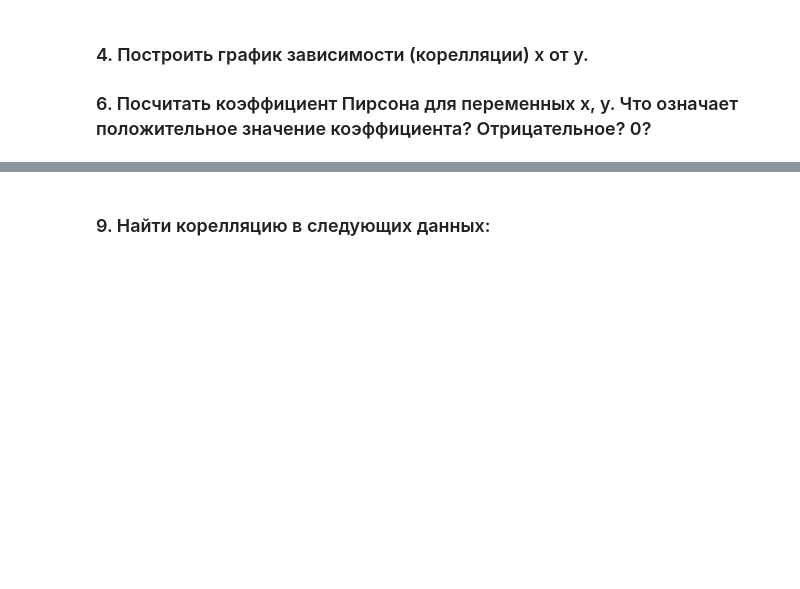
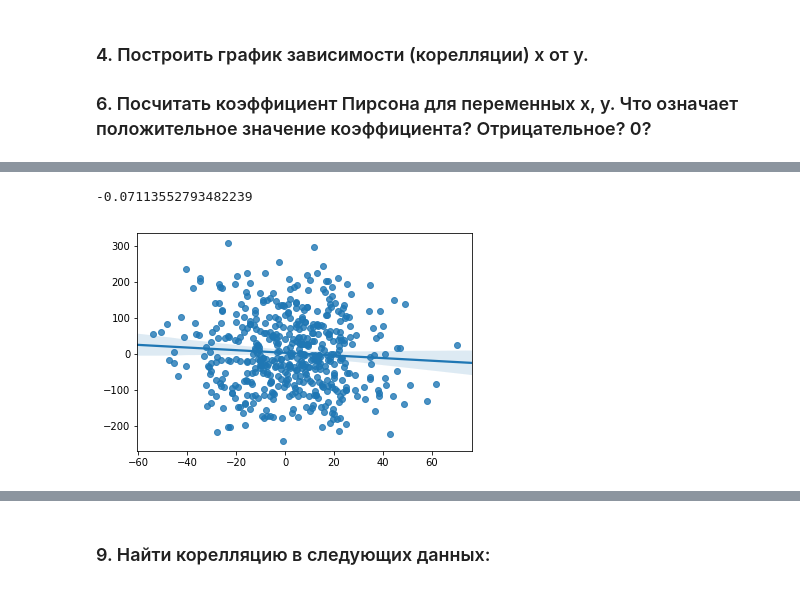
Before and after one commit to kgitt/DATA_ANALYTICS, a Jupyter notebook: python_8 (--).ipynb, the cells around one changed output, grey strips where cells are left out. Drawn from its saved outputs; the diff is of its cells as text; code cells hidden in the pictures; blank space fills up the shorter version.

```diff
--- a/python_8 (--).ipynb
+++ b/python_8 (--).ipynb
@@ -66,0 +50,14 @@ print(corr)
+# %%
+from scipy.stats import pearsonr
+sns.regplot(New_matrix[:, 0], New_matrix[:, 1])
+corr, p_value = pearsonr(x, y)
+print(corr)
+
+# + с увелечением x увеличивается y
+# - с уменьшением x уменьшается y
+# 0 линейной связи нет
+
+#plt.plot( New_matrix[:, 0], New_matrix[:, 1], marker='.')
+# %% [output]
+-0.07113552793482239
+[figure, added]
```
Also changed, not shown: parts of 21 cells of this notebook.
